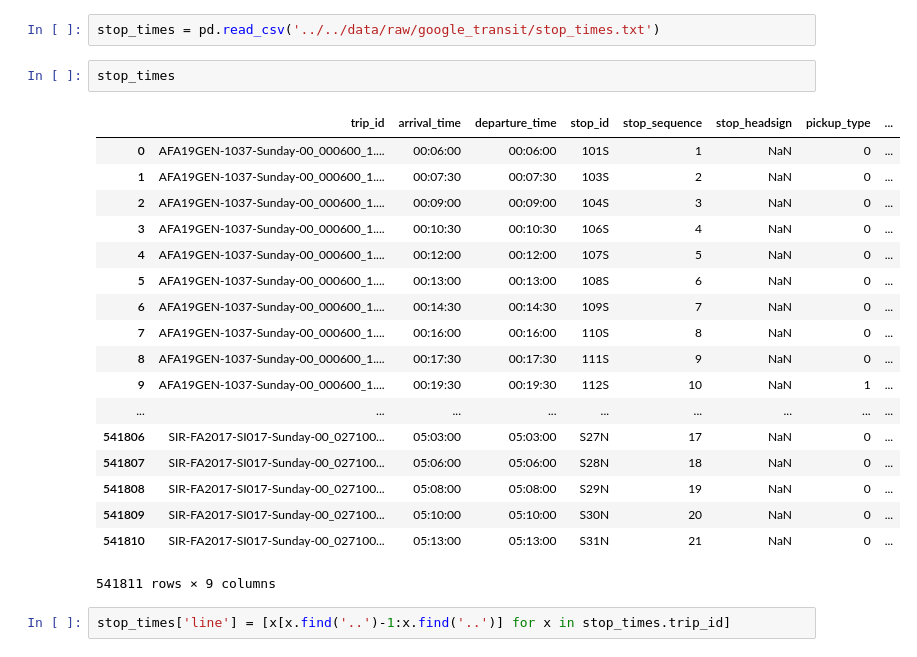
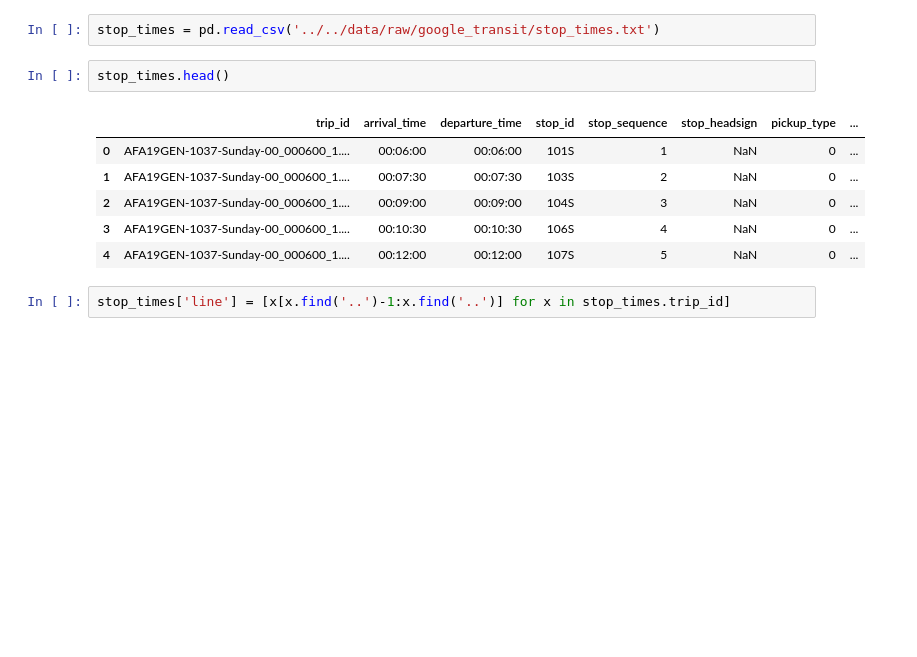
Before and after one commit to tsdataclinic/mta, a Jupyter notebook: notebooks/network/GTFS_Elevator_map.ipynb, the cells around one changed output. Drawn from its saved outputs; the diff is of its cells as text; blank space fills up the shorter version.

```diff
--- a/notebooks/network/GTFS_Elevator_map.ipynb
+++ b/notebooks/network/GTFS_Elevator_map.ipynb
@@ -190,26 +108,14 @@ platforms[platforms.stop_name.str.contains('34 St - Penn Station')]
 # %%
 stop_times = pd.read_csv('../../data/raw/google_transit/stop_times.txt')
 # %%
-stop_times
+stop_times.head()
 # %% [output]
 |  | trip_id | arrival_time | departure_time | stop_id | stop_sequence | stop_headsign | pickup_type | ... |
 | 0 | AFA19GEN-1037-Sunday-00_000600_1.... | 00:06:00 | 00:06:00 | 101S | 1 | NaN | 0 | ... |
 | 1 | AFA19GEN-1037-Sunday-00_000600_1.... | 00:07:30 | 00:07:30 | 103S | 2 | NaN | 0 | ... |
 | 2 | AFA19GEN-1037-Sunday-00_000600_1.... | 00:09:00 | 00:09:00 | 104S | 3 | NaN | 0 | ... |
 | 3 | AFA19GEN-1037-Sunday-00_000600_1.... | 00:10:30 | 00:10:30 | 106S | 4 | NaN | 0 | ... |
 | 4 | AFA19GEN-1037-Sunday-00_000600_1.... | 00:12:00 | 00:12:00 | 107S | 5 | NaN | 0 | ... |
-| 5 | AFA19GEN-1037-Sunday-00_000600_1.... | 00:13:00 | 00:13:00 | 108S | 6 | NaN | 0 | ... |
-| 6 | AFA19GEN-1037-Sunday-00_000600_1.... | 00:14:30 | 00:14:30 | 109S | 7 | NaN | 0 | ... |
-| 7 | AFA19GEN-1037-Sunday-00_000600_1.... | 00:16:00 | 00:16:00 | 110S | 8 | NaN | 0 | ... |
-| 8 | AFA19GEN-1037-Sunday-00_000600_1.... | 00:17:30 | 00:17:30 | 111S | 9 | NaN | 0 | ... |
-| 9 | AFA19GEN-1037-Sunday-00_000600_1.... | 00:19:30 | 00:19:30 | 112S | 10 | NaN | 1 | ... |
-| ... | ... | ... | ... | ... | ... | ... | ... | ... |
-| 541806 | SIR-FA2017-SI017-Sunday-00_027100... | 05:03:00 | 05:03:00 | S27N | 17 | NaN | 0 | ... |
-| 541807 | SIR-FA2017-SI017-Sunday-00_027100... | 05:06:00 | 05:06:00 | S28N | 18 | NaN | 0 | ... |
-| 541808 | SIR-FA2017-SI017-Sunday-00_027100... | 05:08:00 | 05:08:00 | S29N | 19 | NaN | 0 | ... |
-| 541809 | SIR-FA2017-SI017-Sunday-00_027100... | 05:10:00 | 05:10:00 | S30N | 20 | NaN | 0 | ... |
-| 541810 | SIR-FA2017-SI017-Sunday-00_027100... | 05:13:00 | 05:13:00 | S31N | 21 | NaN | 0 | ... |
-541811 rows × 9 columns
 # %%
 stop_times['line'] = [x[x.find('..')-1:x.find('..')] for x in stop_times.trip_id]
 # %%
```
Also changed, not shown: parts of 36 cells of this notebook, 1 other file.
